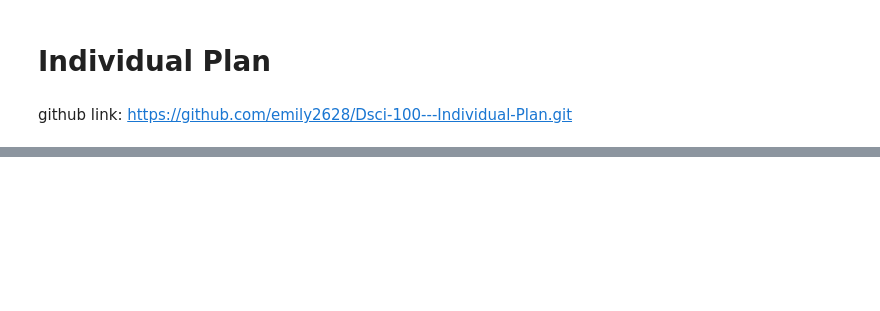
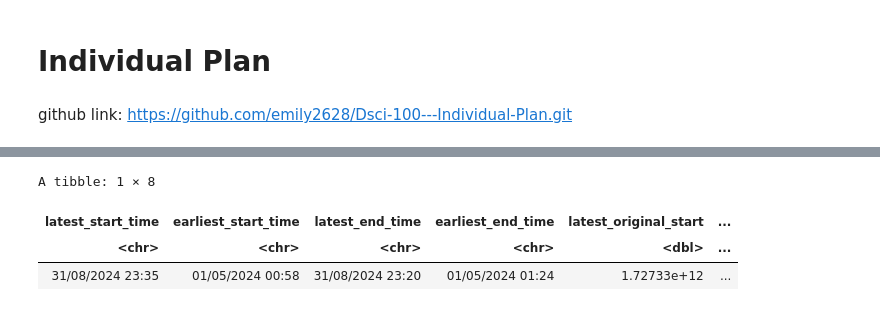
Before and after one commit to emily2628/Dsci-100---Individual-Plan, a Jupyter notebook: Individual Plan.ipynb, the cells around one changed output, grey strips where cells are left out. Cells and saved outputs as stored; diff of their text form; code cells hidden in the pictures; blank space fills up the shorter version.

```diff
--- a/Individual Plan.ipynb
+++ b/Individual Plan.ipynb
@@ -51,0 +146,18 @@ A tibble: 6 × 5
+# %%
+# quick range of numeric variables
+sessions |>
+    summarise(
+        latest_start_time = max(start_time, na.rm = TRUE),
+        earliest_start_time = min(start_time, na.rm = TRUE),
+        latest_end_time = max(end_time, na.rm = TRUE),
+        earliest_end_time = min(end_time, na.rm = TRUE),
+        latest_original_start = max(original_start_time, na.rm = TRUE),
+        earliest_original_start = min(original_start_time, na.rm = TRUE),
+        latest_original_end = max(original_end_time, na.rm = TRUE),
+        earliest_original_end = min(original_end_time, na.rm = TRUE),
+    )
+# %% [output]
+A tibble: 1 × 8
+| latest_start_time | earliest_start_time | latest_end_time | earliest_end_time | latest_original_start | ... |
+| <chr> | <chr> | <chr> | <chr> | <dbl> | ... |
+| 31/08/2024 23:35 | 01/05/2024 00:58 | 31/08/2024 23:20 | 01/05/2024 01:24 | 1.72733e+12 | ... |
```
Also changed, not shown: parts of 12 cells of this notebook.
